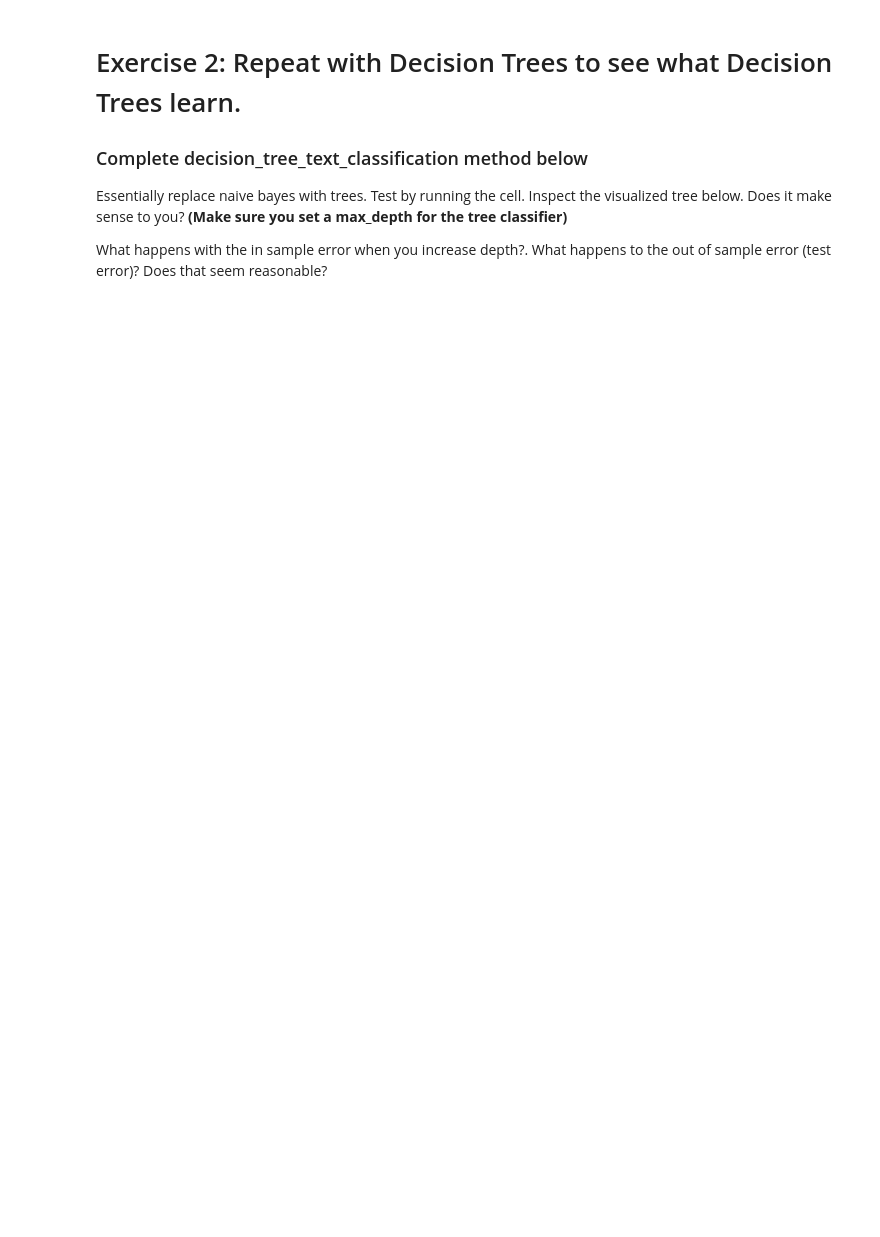
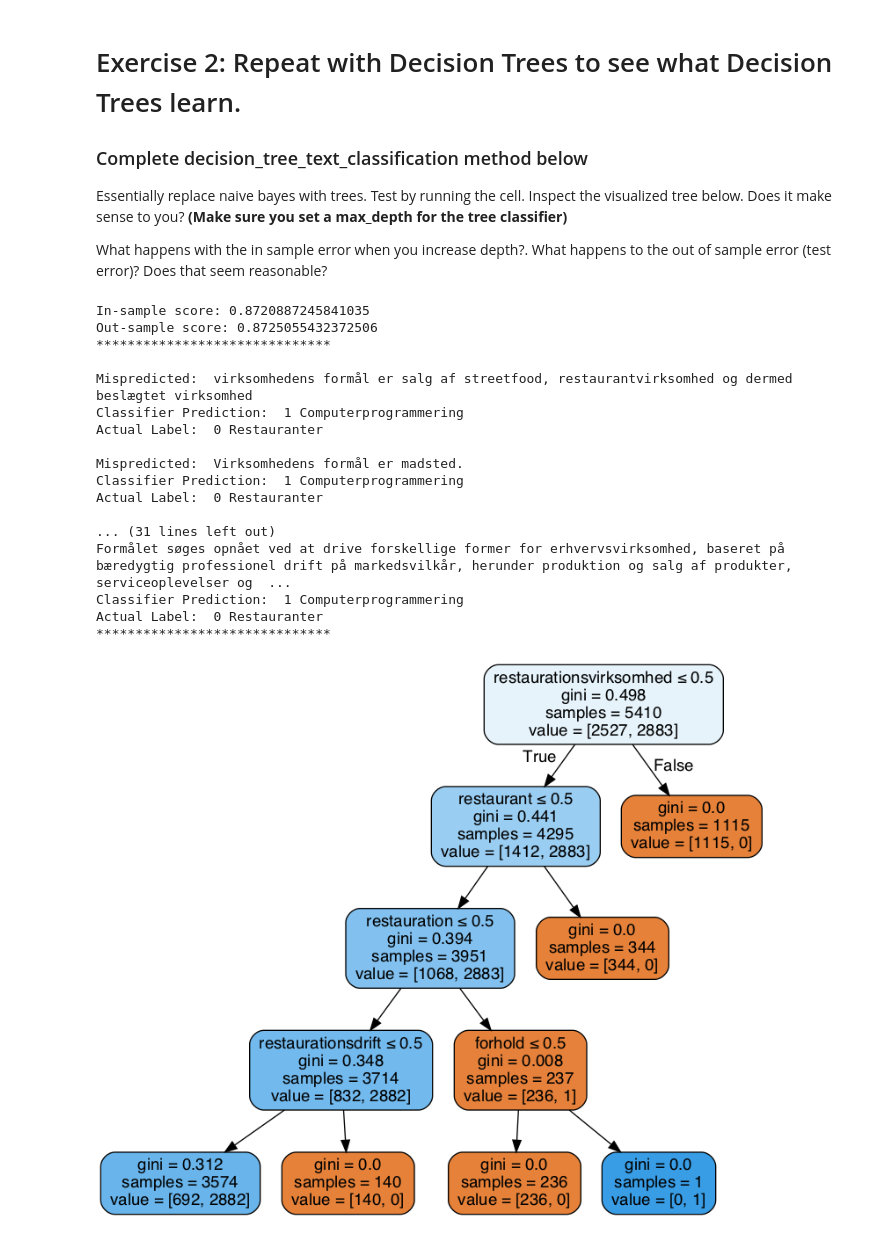
Before and after one commit to tangzeyuan/au_ml18, a Jupyter notebook: week2/IndustriCodes.ipynb, the cells around one changed output. Cells and saved outputs as stored; diff of their text form; code cells hidden in the pictures; blank space fills up the shorter version.

```diff
--- a/week2/IndustriCodes.ipynb
+++ b/week2/IndustriCodes.ipynb
@@ -343,30 +416,57 @@ def plot_tree(dtree, feature_names):
     graph = pydotplus.graph_from_dot_data(dot_data.getvalue())
     img = Image(graph.create_png())
     display(img)
 
 def decision_tree_text_classification(feat_train, feat_test, lab_train, lab_test):
     """
     Step 1. Vectorize string to bag of words vectors (CountVectorizer)
     Step 2. Create Classifier Object (DecisionTreeClassifier) - Set max_height (and maybe min_samples_split) in the constructor to control the size of the tree created i.e. min_samples_split=
             if you do not the tree will be massive which you will se when you visualize it.
     Step 3. Fit Classifier to vectorized data and labels
     Step 4. Test the insample error using the score function for the classifier - print the score to screen (use the score function)
     Step 5. Test the error on the test data same was as the trainining data - print the score to screen (use the score function)
     Step 6. Return the trained classifier and the countvectorizer
 
     depending on tree options 90-95% should be possible in accuracy
     """
     c = CountVectorizer()
     classifier = None
     ### YOUR CODE HERE
+    c.fit(feat_train)
+    vectors_train = c.transform(feat_train).todense()
+    classifier = DecisionTreeClassifier(max_depth=4)
+    classifier.fit(vectors_train, lab_train)
+    print('In-sample score: {}'.format(classifier.score(vectors_train, lab_train)))
+
+    vectors_test = c.transform(feat_test).todense()
+    print('Out-sample score: {}'.format(classifier.score(vectors_test, lab_test)))
     ### END CODE
 
     return classifier, c
 
 keys = [(561010, 'Restauranter'), (620100, 'Computerprogrammering')]
 feat_train, feat_test, lab_train, lab_test, cnames = get_branche_data(keys)
 classifier, vectorizer = decision_tree_text_classification(feat_train, feat_test, lab_train, lab_test)
 names = np.array(vectorizer.get_feature_names())
 bag_of_words_feat_test = vectorizer.transform(feat_test)
 print_errors(classifier, bag_of_words_feat_test, feat_test, lab_test, [x[1] for x in keys])
 plot_tree(classifier, names)
+# %% [output]
+In-sample score: 0.8720887245841035
+Out-sample score: 0.8725055432372506
+******************************
+
+Mispredicted:  virksomhedens formål er salg af streetfood, restaurantvirksomhed og dermed beslægtet virksomhed
+Classifier Prediction:  1 Computerprogrammering
+Actual Label:  0 Restauranter
+
+Mispredicted:  Virksomhedens formål er madsted.
+Classifier Prediction:  1 Computerprogrammering
+Actual Label:  0 Restauranter
+
+... (31 lines left out)
+Formålet søges opnået ved at drive forskellige former for erhvervsvirksomhed, baseret på bæredygtig professionel drift på markedsvilkår, herunder produktion og salg af produkter, serviceoplevelser og  ...
+Classifier Prediction:  1 Computerprogrammering
+Actual Label:  0 Restauranter
+******************************
+[figure, added]
```
Also changed, not shown: parts of 5 cells of this notebook, 1 other file.
